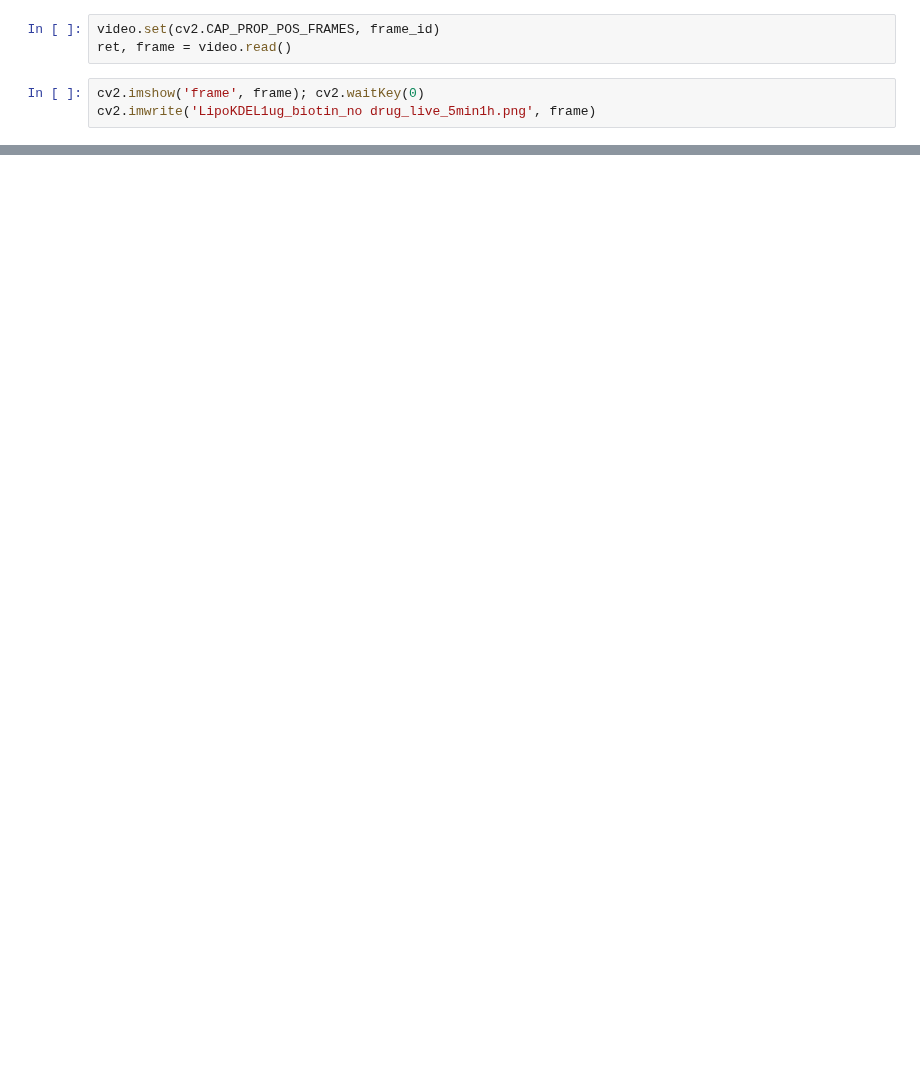
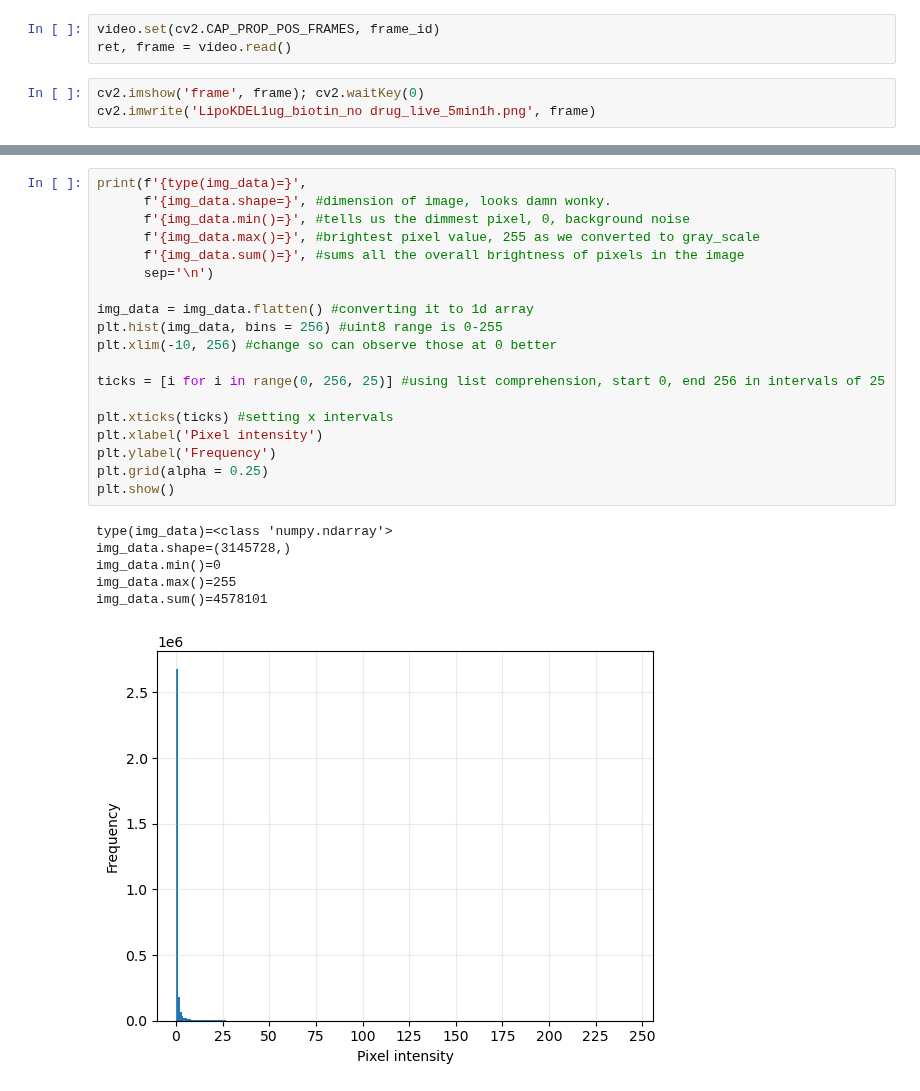
Before and after one commit to SPS-SP2273/learning-portfolio-2024-aug-immunoglobulinaustin, a Jupyter notebook: final_group_project/final_group_project.ipynb, the cells around one changed output, grey strips where cells are left out. Cells and saved outputs as stored; diff of their text form; blank space fills up the shorter version.

```diff
--- a/final_group_project/final_group_project.ipynb
+++ b/final_group_project/final_group_project.ipynb
@@ -90,0 +79,26 @@ AttributeError: module 'matplotlib' has no attribute 'imshow'
+# %%
+print(f'{type(img_data)=}',
+      f'{img_data.shape=}', #dimension of image, looks damn wonky.
+      f'{img_data.min()=}', #tells us the dimmest pixel, 0, background noise
+      f'{img_data.max()=}', #brightest pixel value, 255 as we converted to gray_scale
+      f'{img_data.sum()=}', #sums all the overall brightness of pixels in the image
+      sep='\n')
+
+img_data = img_data.flatten() #converting it to 1d array
+plt.hist(img_data, bins = 256) #uint8 range is 0-255
+plt.xlim(-10, 256) #change so can observe those at 0 better
+
+ticks = [i for i in range(0, 256, 25)] #using list comprehension, start 0, end 256 in intervals of 25
+
+plt.xticks(ticks) #setting x intervals
+plt.xlabel('Pixel intensity')
+plt.ylabel('Frequency')
+plt.grid(alpha = 0.25)
+plt.show()
+# %% [output]
+type(img_data)=<class 'numpy.ndarray'>
+img_data.shape=(3145728,)
+img_data.min()=0
+img_data.max()=255
+img_data.sum()=4578101
+[figure, added]
```
Also changed, not shown: parts of 8 cells of this notebook.
